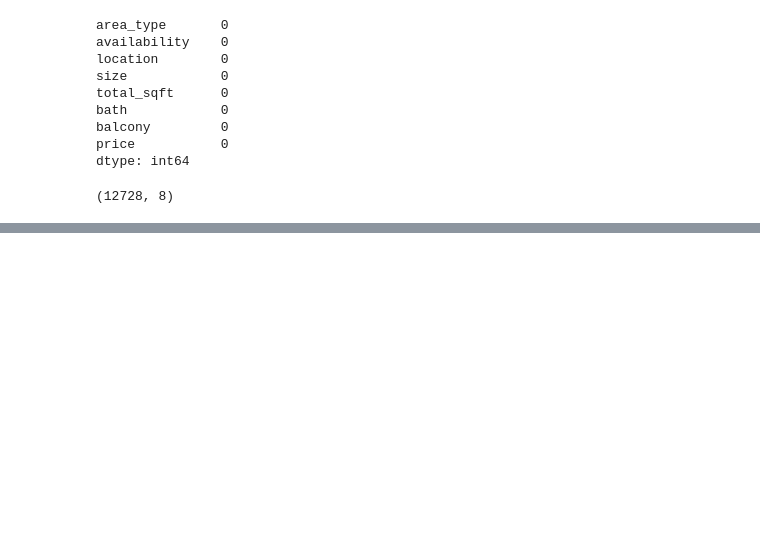
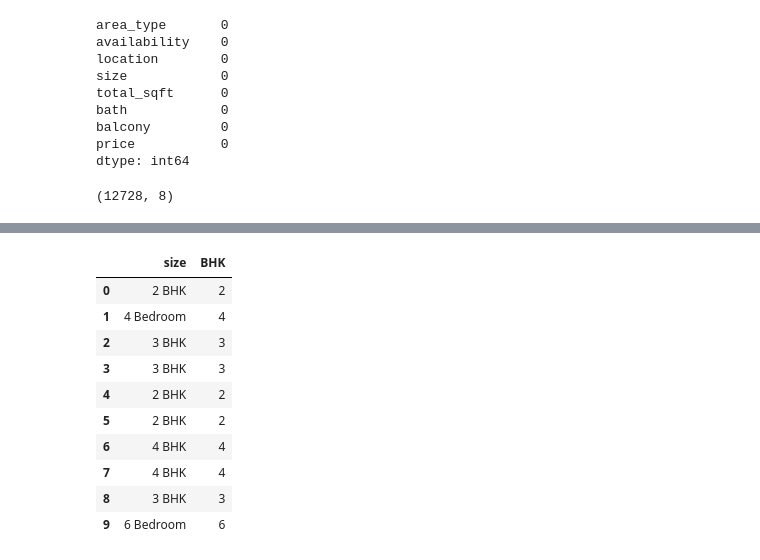
Before and after one commit to sakshi-1515/house-price-prediction-model, a Jupyter notebook: House_price_prediction.ipynb, the cells around one changed output, grey strips where cells are left out. Saved outputs shown, nothing was run; the diff lists cells and outputs as text; code cells hidden in the pictures; blank space fills up the shorter version.

```diff
--- a/House_price_prediction.ipynb
+++ b/House_price_prediction.ipynb
@@ -309,0 +359,14 @@ df1.shape
+# %%
+df1[["size","BHK"]].head(10)
+# %% [output]
+|  | size | BHK |
+| 0 | 2 BHK | 2 |
+| 1 | 4 Bedroom | 4 |
+| 2 | 3 BHK | 3 |
+| 3 | 3 BHK | 3 |
+| 4 | 2 BHK | 2 |
+| 5 | 2 BHK | 2 |
+| 6 | 4 BHK | 4 |
+| 7 | 4 BHK | 4 |
+| 8 | 3 BHK | 3 |
+| 9 | 6 Bedroom | 6 |
```
Also changed, not shown: parts of 12 cells of this notebook.
